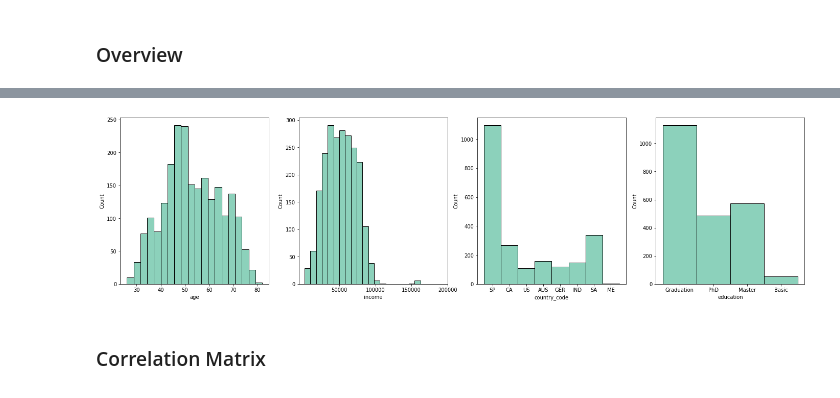
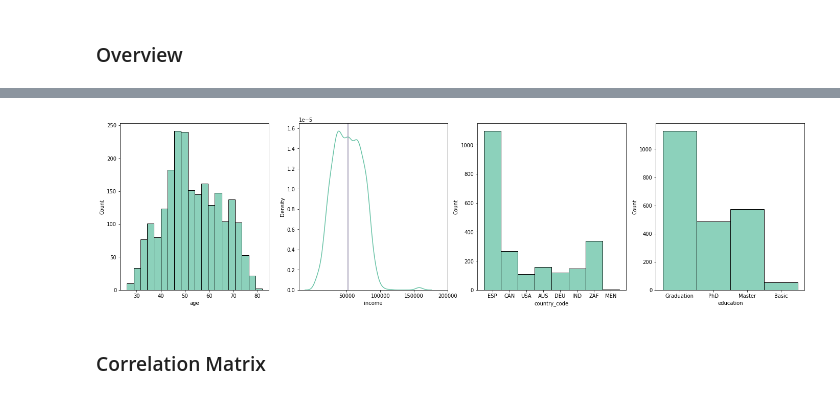
Before and after one commit to mr-emreerturk/Marketing-Analytics_EDA, a Jupyter notebook: notebook_eda.ipynb, the cells around one changed output, grey strips where cells are left out. Cells and saved outputs as stored; diff of their text form; code cells hidden in the pictures.

```diff
--- a/notebook_eda.ipynb
+++ b/notebook_eda.ipynb
@@ -193,10 +193,17 @@ To be created new:
 # %%
 # Update country columns for better visualization
 data["country_code"] = data.country
+
+# replace codes with full names
 data.country = data.country.replace({
     'SP':'Spain', 'SA':'South Africa', 'CA':'Canada', 'AUS':'Australia',
     'IND':'India', 'GER':'Germany', 'US':'USA','ME':'Montenegro'
     })
+
+# change country codes to offical form
+data.country_code = data.country_code.replace({
+    'SP': 'ESP', 'SA': 'ZAF', 'CA':'CAN', 'GER':'DEU', 'ME':'MEN', 'US':'USA',
+    })
 # %%
 # Add age column. Reversed-engineered from `year_birth` column
 data["age"] = data.year_birth.apply(lambda x: datetime.now().year - x)
@@ -220,7 +227,7 @@ data['accepted_cmp_total'] = data[campaigns_column].sum(axis=1)
 data["income_class"] = data.income.copy()
 for x in data.income_class:
     if x <= 32000:
-        data.income_class.replace(x, "poor",inplace=True)
+        data.income_class.replace(x, "lower class",inplace=True)
     elif 32000 < x <= 52000:
         data.income_class.replace(x, "lower-middle class",inplace=True)
     elif 52000 < x <= 106000:
@@ -269,0 +293,4 @@ data.education.replace("2n Cycle", "Master", inplace=True)
+# %%
+data.marital_status = data.marital_status.replace({
+    'Alone': 'Single', 'Widow': 'Widowed', 'YOLO': 'Single', 'Absurd':'Single', 'Together': 'Cohabitation'
+    })
@@ -338,15 +393,28 @@ df.head()
 # %%
+# Calculate location for income
+mean_income = df.income.mean()
+median_income = df.income.median()
+mode_income = df.income.mode()
+
+# Plot subplots
 fig, ax = plt.subplots(1,4,figsize=(24,6))
 
+# Plot different plots to illustrate statistical measures
 sns.histplot(df, x="age", ax=ax[0], bins=20)
-sns.histplot(df, x="income", ax=ax[1], bins=20)
+sns.kdeplot(data=df, x="income", ax=ax[1])
 sns.histplot(df, x="country_code", ax=ax[2])
 sns.histplot(df, x="education", ax=ax[3])
 
+# Plot mean and median for income
+ax[1].axvline(mean_income, c=set2_orange)
+ax[1].axvline(median_income, c=set2_blue)
+
+# Adjust x-ticks texts
 ax[1].set_xticks([50000,100000,150000,200000])
+
 plt.show()
 # %% [output]
-[figure, old version]
+[figure, new version]
 # %% [markdown]
 ### Correlation Matrix
 # %%
```
Also changed, not shown: parts of 17 cells of this notebook.
